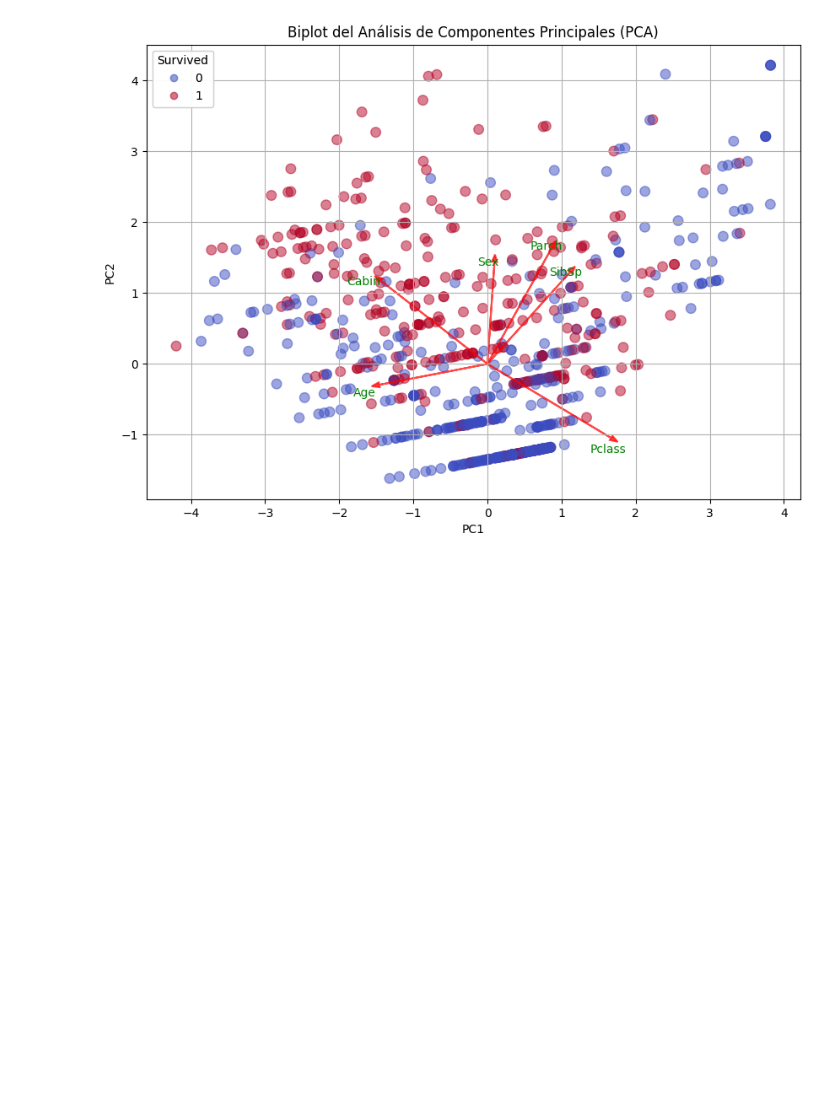
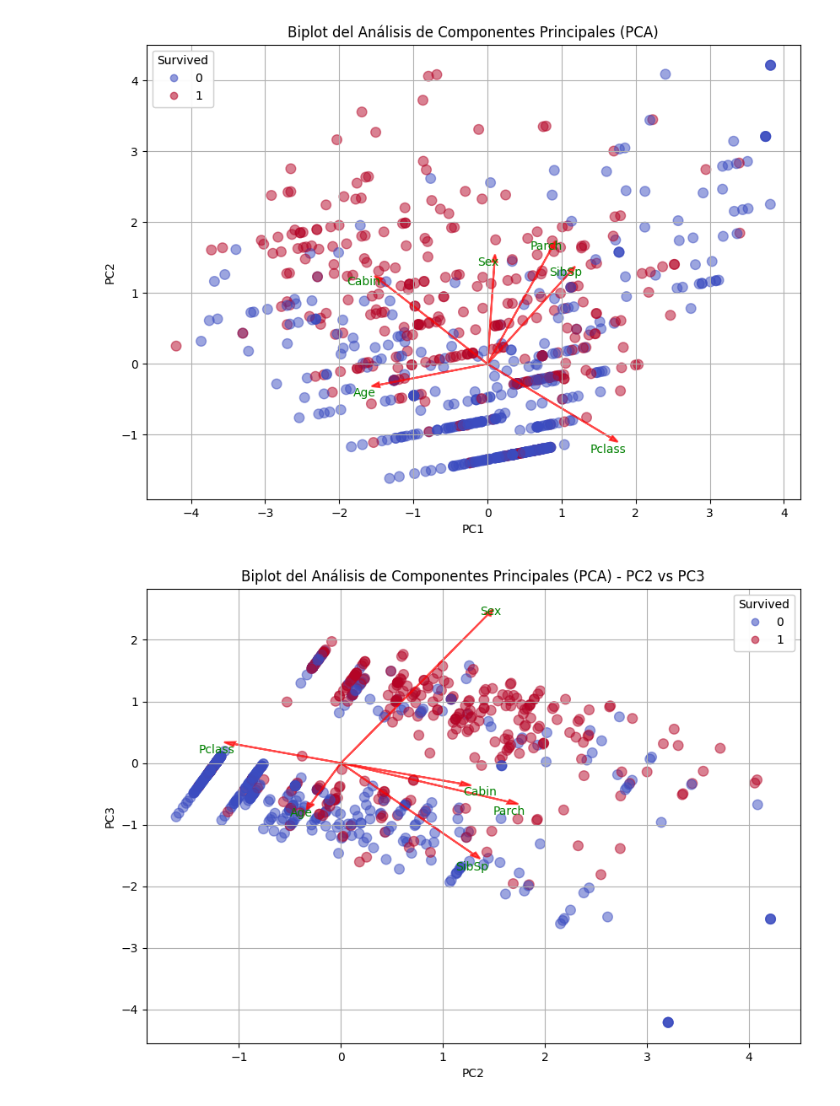
Before and after one commit to Apanizza197/AnalisisDeDatos, a Jupyter notebook: Practico_4/practico_4.ipynb, the cells around one changed output. Cells and saved outputs as stored; diff of their text form; code cells hidden in the pictures; blank space fills up the shorter version.

```diff
--- a/Practico_4/practico_4.ipynb
+++ b/Practico_4/practico_4.ipynb
@@ -76,3 +75,72 @@ plt.title("Biplot del Análisis de Componentes Principales (PCA)")
 plt.show()
 # %% [output]
 [figure]
+# %%
+import numpy as np
+from sklearn.decomposition import PCA
+from sklearn.preprocessing import StandardScaler
+import matplotlib.pyplot as plt
+from adjustText import adjust_text
+import pandas as pd
+
+df = pd.read_csv('Titanic.csv')
+
+# Sacamos datos que no afectaron la chance de sobrevivir
+df = df.drop(['PassengerId', 'Name', 'Ticket','Fare','Embarked'], axis=1)
+
+# Rellena valores faltantes de edad
+df['Age'] = df['Age'].fillna(df['Age'].mean())
+
+# Convertimos variables categóricas en numéricas
+df['Sex'] = df['Sex'].map({'male': 0, 'female': 1})
+
+# Ponemos la letra de la cabina (ejemplo: C de C85)
+df['Cabin'] = df['Cabin'].fillna('Unknown')  # Rellenar NaN con 'Unknown'
+df['Cabin'] = df['Cabin'].str[0]  # Primera letra
+df['Cabin'] = df['Cabin'].map({c: i for i, c in enumerate(df['Cabin'].unique())})
+
+# Separar características y variable objetivo
+X = df.drop('Survived', axis=1)
+
+# Escalamiento estándar
+scaler = StandardScaler()
+X_scaled = scaler.fit_transform(X)
+
+pca = PCA(n_components=3)
+pca_result = pca.fit_transform(X_scaled)
+
+def biplot(score, coeff, labels=None):
+    plt.figure(figsize=(10, 7))
+
+    # Scatter plot con mayor transparencia
+    xs, ys = score[:, 0], score[:, 1]
+    scatter = plt.scatter(xs, ys, c=df['Survived'], cmap='coolwarm', s=70, alpha=0.5, marker='o')
+
+    plt.xlabel('PC2')
+    plt.ylabel('PC3')
+    plt.grid()
+
+    # Dibujar vectores de características con bastante escala y grosor
+    texts = []
+    for i, (x, y) in enumerate(coeff.T):
+        plt.arrow(0, 0, x * 3, y * 3, color='r', alpha=0.7, head_width=0.07, linewidth=1.5)
+
+        # Añadir texto un poco corrido
+        if labels is None:
+            texts.append(plt.text(x * 3.2, y * 3.2, f"Var{i+1}", color='g', ha='center', va='center'))
+        else:
+            texts.append(plt.text(x * 3.2, y * 3.2, labels[i], color='g', ha='center', va='center'))
+
+    # Mover texto para que no se tapen
+    adjust_text(texts)
+    # Añadir leyenda para Survived
+    legend1 = plt.legend(*scatter.legend_elements(), title="Survived")
+    plt.gca().add_artist(legend1)
+
+
+biplot(pca_result[:, 1:], pca.components_[1:], labels=X.columns)#Esto
+
+plt.title('Biplot del Análisis de Componentes Principales (PCA) - PC2 vs PC3')
+plt.show()
+# %% [output]
+[figure, added]
```
Also changed, not shown: parts of 2 cells of this notebook.
